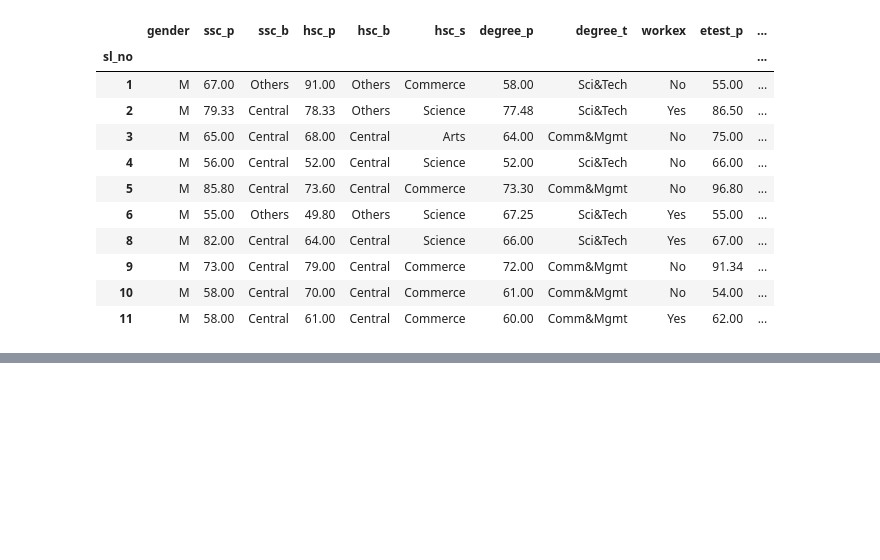
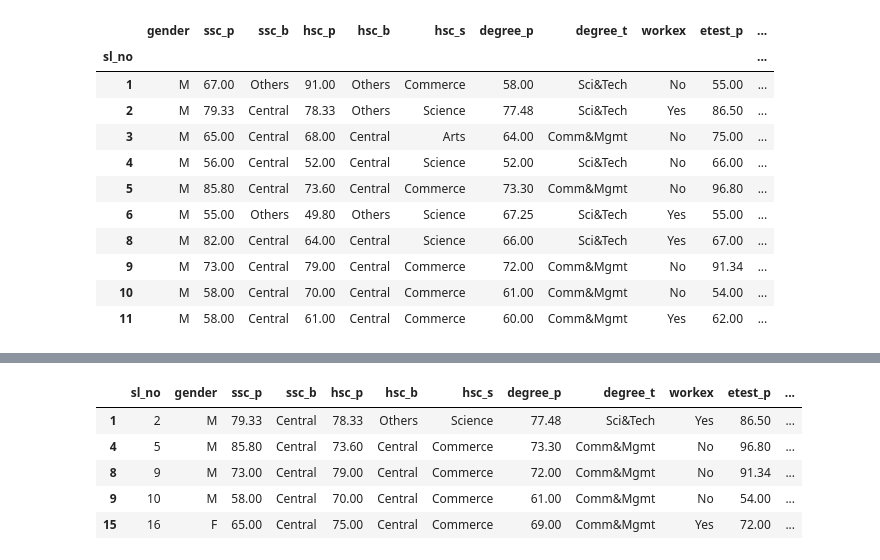
Before and after one commit to Ruhi1010/machine_learning, a Jupyter notebook: ml_library_basics/pandas/pandas_1.ipynb, the cells around one changed output, grey strips where cells are left out. Cells and saved outputs as stored; diff of their text form; code cells hidden in the pictures; blank space fills up the shorter version.

```diff
--- a/ml_library_basics/pandas/pandas_1.ipynb
+++ b/ml_library_basics/pandas/pandas_1.ipynb
@@ -456,0 +490,9 @@ df_set_index[(df_set_index['ssc_p'] > 50.0)].head(10)
+# %%
+df[df['hsc_p'].between(70, 80)].head()
+# %% [output]
+|  | sl_no | gender | ssc_p | ssc_b | hsc_p | hsc_b | hsc_s | degree_p | degree_t | workex | etest_p | ... |
+| 1 | 2 | M | 79.33 | Central | 78.33 | Others | Science | 77.48 | Sci&Tech | Yes | 86.50 | ... |
+| 4 | 5 | M | 85.80 | Central | 73.60 | Central | Commerce | 73.30 | Comm&Mgmt | No | 96.80 | ... |
+| 8 | 9 | M | 73.00 | Central | 79.00 | Central | Commerce | 72.00 | Comm&Mgmt | No | 91.34 | ... |
+| 9 | 10 | M | 58.00 | Central | 70.00 | Central | Commerce | 61.00 | Comm&Mgmt | No | 54.00 | ... |
+| 15 | 16 | F | 65.00 | Central | 75.00 | Central | Commerce | 69.00 | Comm&Mgmt | Yes | 72.00 | ... |
```
Also changed, not shown: parts of 4 cells of this notebook.
